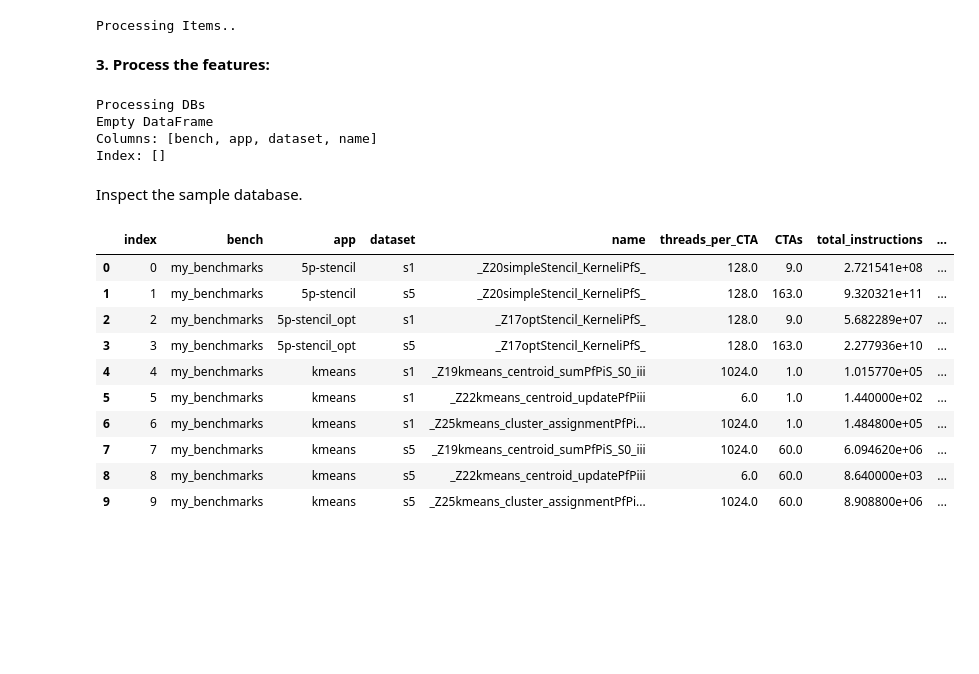
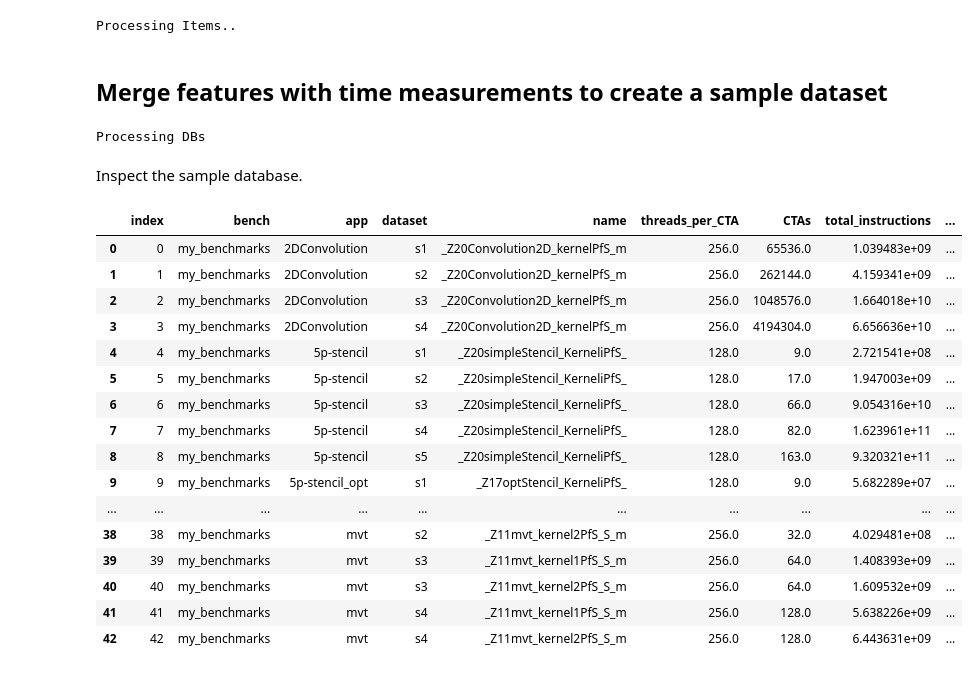
Before and after one commit to UniHD-CEG/gpu-mangrove-tutorial, a Jupyter notebook: hands-on.ipynb, the cells around one changed output. Saved outputs shown, nothing was run; the diff lists cells and outputs as text; code cells hidden in the pictures; blank space fills up the shorter version.

```diff
--- a/hands-on.ipynb
+++ b/hands-on.ipynb
@@ -415,0 +368,14 @@ ax1.xaxis.set_tick_params(rotation=45)
+# %%
+import pandas as pd
+import sqlite3
+import matplotlib.pyplot as plt
+
+# Replace T4 with K80 if you measured on the K80 GPU
+with sqlite3.Connection('measurements/kernel_power_T4.db') as conn:
+            df = pd.read_sql_query("select * from kernelpower", conn)
+
+# Setting to show complete table:
+# pd.set_option('display.max_rows', None)
+# pd.set_option('display.max_columns', None)
+# pd.set_option('display.width', None)
+df
@@ -415,0 +396,26 @@ ax1.xaxis.set_tick_params(rotation=45)
+# %%
+import pandas as pd
+import sqlite3
+import matplotlib.pyplot as plt
+
+# Replace T4 with K80 if you measured on the K80 GPU
+with sqlite3.Connection('measurements/kernel_power_T4.db') as conn:
+            df = pd.read_sql_query("select * from kernelpower", conn)
+
+for app in df['app'].unique():
+    df_filtered=df[df['app'] == app]
+    x_labels = []
+    data = []
+    for idx,values in df_filtered.groupby(['bench','app','dataset','lseq'])['power']:
+        # application name + dataset name + kernel number (launch sequence)
+        x_labels.append(idx[1]+' '+idx[2]+' k'+str(idx[3]))
+        data.append(values.values)
+
+    fig1, ax1 = plt.subplots(figsize=(8,4.5))
+    #ax1.set_yscale('log')
+
+    ax1.set_title(app + ' kernel power')
+    ax1.set_ylabel('power [W]')
+    res = ax1.boxplot(data, showfliers=False)
+    ax1.set_xticklabels(x_labels)
+    ax1.xaxis.set_tick_params(rotation=45)
@@ -434,38 +446,42 @@ rm -f my_model_features.db
 ./mangrove.py convert -i ../measurements/cuda_flux_metrics.db -o my_model_features.db
 # %% [output]
 Processing Items..
-# %% [markdown]
-**3. Process the features:**
+# %% [markdown]
+## Merge features with time measurements to create a sample dataset
 # %%
 %%bash
 cd gpu-mangrove
 source /opt/py_env/bin/activate
-rm -f data/my_ML_samples_T4.db
-./mangrove.py process --fdb my_model_features.db --mdb ../measurements/kernel_time_T4.db -o data/my_ML_samples_T4.db
+rm -f data/time_samples_T4.db
+./mangrove.py process --fdb my_model_features.db --mdb ../measurements/kernel_time_T4.db -o data/time_samples_T4.db
 # %% [output]
 Processing DBs
-Empty DataFrame
-Columns: [bench, app, dataset, name]
-Index: []
 # %% [markdown]
 Inspect the sample database.
 # %%
 import pandas as pd
 import sqlite3
 
-with sqlite3.Connection('gpu-mangrove/data/my_ML_samples_T4.db') as conn:
+# Replace T4 with K80 if you measured on the K80 GPU
+with sqlite3.Connection('gpu-mangrove/data/time_samples_T4.db') as conn:
             df = pd.read_sql_query("select * from samples", conn)
 
 df
 # %% [output]
 |  | index | bench | app | dataset | name | threads_per_CTA | CTAs | total_instructions | ... |
-| 0 | 0 | my_benchmarks | 5p-stencil | s1 | _Z20simpleStencil_KerneliPfS_ | 128.0 | 9.0 | 2.721541e+08 | ... |
-| 1 | 1 | my_benchmarks | 5p-stencil | s5 | _Z20simpleStencil_KerneliPfS_ | 128.0 | 163.0 | 9.320321e+11 | ... |
-| 2 | 2 | my_benchmarks | 5p-stencil_opt | s1 | _Z17optStencil_KerneliPfS_ | 128.0 | 9.0 | 5.682289e+07 | ... |
-| 3 | 3 | my_benchmarks | 5p-stencil_opt | s5 | _Z17optStencil_KerneliPfS_ | 128.0 | 163.0 | 2.277936e+10 | ... |
-| 4 | 4 | my_benchmarks | kmeans | s1 | _Z19kmeans_centroid_sumPfPiS_S0_iii | 1024.0 | 1.0 | 1.015770e+05 | ... |
-| 5 | 5 | my_benchmarks | kmeans | s1 | _Z22kmeans_centroid_updatePfPiii | 6.0 | 1.0 | 1.440000e+02 | ... |
-| 6 | 6 | my_benchmarks | kmeans | s1 | _Z25kmeans_cluster_assignmentPfPi... | 1024.0 | 1.0 | 1.484800e+05 | ... |
-| 7 | 7 | my_benchmarks | kmeans | s5 | _Z19kmeans_centroid_sumPfPiS_S0_iii | 1024.0 | 60.0 | 6.094620e+06 | ... |
-| 8 | 8 | my_benchmarks | kmeans | s5 | _Z22kmeans_centroid_updatePfPiii | 6.0 | 60.0 | 8.640000e+03 | ... |
-| 9 | 9 | my_benchmarks | kmeans | s5 | _Z25kmeans_cluster_assignmentPfPi... | 1024.0 | 60.0 | 8.908800e+06 | ... |
+| 0 | 0 | my_benchmarks | 2DConvolution | s1 | _Z20Convolution2D_kernelPfS_m | 256.0 | 65536.0 | 1.039483e+09 | ... |
+| 1 | 1 | my_benchmarks | 2DConvolution | s2 | _Z20Convolution2D_kernelPfS_m | 256.0 | 262144.0 | 4.159341e+09 | ... |
+| 2 | 2 | my_benchmarks | 2DConvolution | s3 | _Z20Convolution2D_kernelPfS_m | 256.0 | 1048576.0 | 1.664018e+10 | ... |
+| 3 | 3 | my_benchmarks | 2DConvolution | s4 | _Z20Convolution2D_kernelPfS_m | 256.0 | 4194304.0 | 6.656636e+10 | ... |
+| 4 | 4 | my_benchmarks | 5p-stencil | s1 | _Z20simpleStencil_KerneliPfS_ | 128.0 | 9.0 | 2.721541e+08 | ... |
+| 5 | 5 | my_benchmarks | 5p-stencil | s2 | _Z20simpleStencil_KerneliPfS_ | 128.0 | 17.0 | 1.947003e+09 | ... |
+| 6 | 6 | my_benchmarks | 5p-stencil | s3 | _Z20simpleStencil_KerneliPfS_ | 128.0 | 66.0 | 9.054316e+10 | ... |
+| 7 | 7 | my_benchmarks | 5p-stencil | s4 | _Z20simpleStencil_KerneliPfS_ | 128.0 | 82.0 | 1.623961e+11 | ... |
+| 8 | 8 | my_benchmarks | 5p-stencil | s5 | _Z20simpleStencil_KerneliPfS_ | 128.0 | 163.0 | 9.320321e+11 | ... |
+| 9 | 9 | my_benchmarks | 5p-stencil_opt | s1 | _Z17optStencil_KerneliPfS_ | 128.0 | 9.0 | 5.682289e+07 | ... |
+| ... | ... | ... | ... | ... | ... | ... | ... | ... | ... |
+| 38 | 38 | my_benchmarks | mvt | s2 | _Z11mvt_kernel2PfS_S_m | 256.0 | 32.0 | 4.029481e+08 | ... |
+| 39 | 39 | my_benchmarks | mvt | s3 | _Z11mvt_kernel1PfS_S_m | 256.0 | 64.0 | 1.408393e+09 | ... |
+| 40 | 40 | my_benchmarks | mvt | s3 | _Z11mvt_kernel2PfS_S_m | 256.0 | 64.0 | 1.609532e+09 | ... |
+| 41 | 41 | my_benchmarks | mvt | s4 | _Z11mvt_kernel1PfS_S_m | 256.0 | 128.0 | 5.638226e+09 | ... |
+| 42 | 42 | my_benchmarks | mvt | s4 | _Z11mvt_kernel2PfS_S_m | 256.0 | 128.0 | 6.443631e+09 | ... |
```
Also changed, not shown: parts of 43 cells of this notebook, 3 other files.
